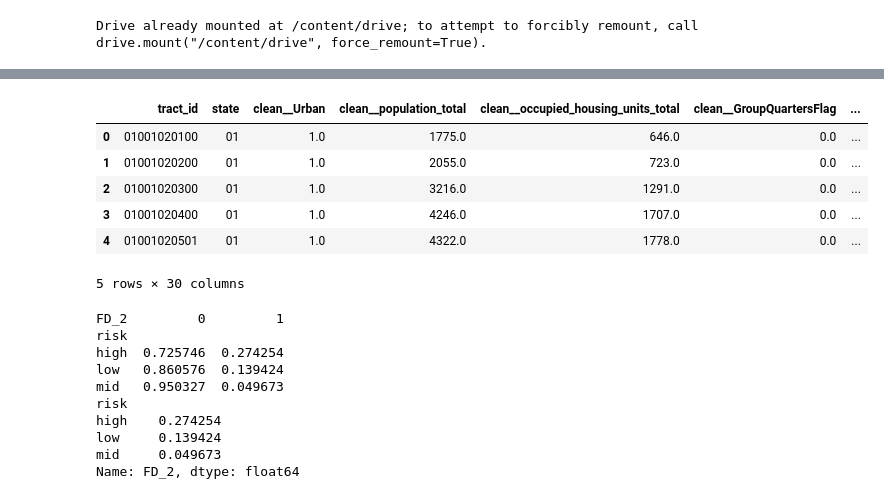
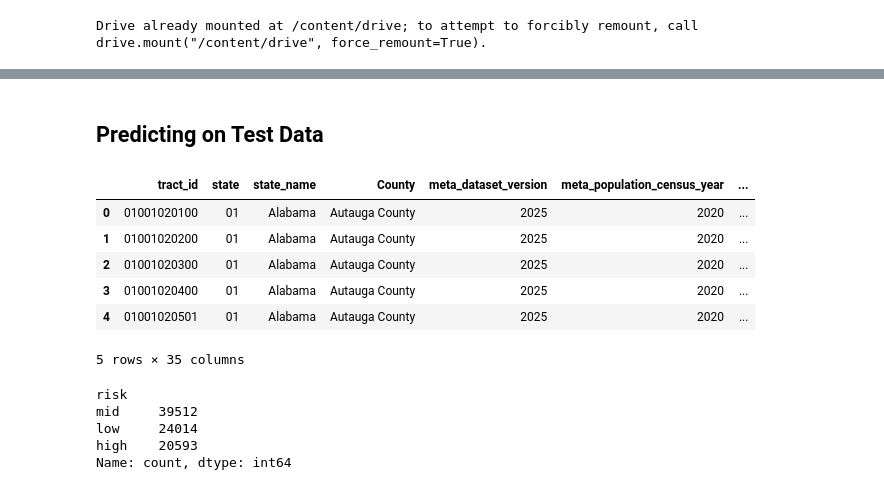
Before and after one commit to mcundins/cse6242-project, a Jupyter notebook: kmeans_modeling/kmeans_food_desert_risk_test.ipynb, the cells around one changed output, grey strips where cells are left out. Cells and saved outputs as stored; diff of their text form; code cells hidden in the pictures.

Commit message:
updated test data

```diff
--- a/kmeans_modeling/kmeans_food_desert_risk_test.ipynb
+++ b/kmeans_modeling/kmeans_food_desert_risk_test.ipynb
@@ -27,7 +27,7 @@ with open("/content/drive/MyDrive/Food_Desert_Data/cluster_model.pkl", "rb") as
     bundle = pickle.load(f)
 pipe, model_cols, id_col = bundle["pipeline"], bundle["model_cols"], bundle["id_col"]
 
-df_2025 = pd.read_csv("/content/drive/MyDrive/Food_Desert_Data/model_input_2025.csv", dtype={id_col: str})
+df_2025 = pd.read_csv("/content/drive/MyDrive/Food_Desert_Data/cleaned_2025.csv", dtype={id_col: str})
 # %%
 df_2025.head()
 # %% [output]
@@ -61,0 +60,17 @@ dtype: int64
+# %%
+df_2025 = df_2025.iloc[:, :-4]
+df_2025 = df_2025[[i for i in df_2025.columns if 'original' not in i]]
+df_2025 = df_2025[[i for i in df_2025.columns if 'qa' not in i]]
+df_2025 = df_2025[[i for i in df_2025.columns if 'income' not in i]]
+df_2025 = df_2025.drop(columns=['fd_label', 'label_status', 'label_reason'])
+
+#leading 0
+df_2025['tract_id'] = df_2025['tract_id'].astype(str).str.zfill(11)
+
+#renaming 'State' as state_name
+df_2025 = df_2025.rename(columns={'State': 'state_name'})
+
+#creating state column with 2 beg digits of tract_id
+df_2025['state'] = df_2025['tract_id'].str[:2]
+
+df_2025.head()
@@ -61,0 +106,16 @@ dtype: int64
+# %%
+df_2025["clean__GroupQuartersFlag"] = df_2025["clean__GroupQuartersFlag"].fillna(df_2025["clean__GroupQuartersFlag"].median())
+df_2025["clean__PCTGQTRS"] = df_2025["clean__PCTGQTRS"].fillna(df_2025["clean__PCTGQTRS"].median())
+
+df_2025["clean__PovertyRate"] = df_2025["clean__PovertyRate"].fillna(df_2025["clean__PovertyRate"].median())
+df_2025["clean__MedianFamilyIncome"] = df_2025["clean__MedianFamilyIncome"].fillna(df_2025["clean__MedianFamilyIncome"].median())
+
+df_2025["clean__TractLOWI"] = df_2025["clean__TractLOWI"].fillna(df_2025["clean__TractLOWI"].median())
+df_2025["clean__TractHUNV"] = df_2025["clean__TractHUNV"].fillna(df_2025["clean__TractHUNV"].median())
+df_2025["clean__TractSNAP"] = df_2025["clean__TractSNAP"].fillna(df_2025["clean__TractSNAP"].median())
+
+df_2025["clean__LATracts_half"] = df_2025["clean__LATracts_half"].fillna(df_2025["clean__LATracts_half"].median())
+df_2025["clean__LATracts1"] = df_2025["clean__LATracts1"].fillna(df_2025["clean__LATracts1"].median())
+df_2025["clean__LATractsVehicle_20"] = df_2025["clean__LATractsVehicle_20"].fillna(df_2025["clean__LATractsVehicle_20"].median())
+
+df_2025["FD_2"] = df_2025["FD_2"].fillna(0)
@@ -62,38 +143,33 @@ dtype: int64
+# %% [markdown]
+## Predicting on Test Data
 # %%
 raw_test = pipe.predict(df_2025[model_cols])
 
 output_test_results_df = df_2025.copy()
 output_test_results_df["cluster"] = pd.Series(raw_test, index=df_2025.index).map(bundle["risk_map"])
 output_test_results_df["risk"] = output_test_results_df["cluster"].map(bundle["risk_names"])
 
-# adding state in second row of output file, first 2 digits of the tract_id
-output_test_results_df["state"] = output_test_results_df["tract_id"].str[:2]
+# adding state in second col of output file, first 2 digits of the tract_id
 col = output_test_results_df.pop("state")
 output_test_results_df.insert(1, col.name, col)
 
 output_test_results_df.head()
 # %% [output]
-|  | tract_id | state | clean__Urban | clean__population_total | clean__occupied_housing_units_total | clean__GroupQuartersFlag | ... |
-| 0 | 01001020100 | 01 | 1.0 | 1775.0 | 646.0 | 0.0 | ... |
-| 1 | 01001020200 | 01 | 1.0 | 2055.0 | 723.0 | 0.0 | ... |
-| 2 | 01001020300 | 01 | 1.0 | 3216.0 | 1291.0 | 0.0 | ... |
-| 3 | 01001020400 | 01 | 1.0 | 4246.0 | 1707.0 | 0.0 | ... |
-| 4 | 01001020501 | 01 | 1.0 | 4322.0 | 1778.0 | 0.0 | ... |
+|  | tract_id | state | state_name | County | meta_dataset_version | meta_population_census_year | ... |
+| 0 | 01001020100 | 01 | Alabama | Autauga County | 2025 | 2020 | ... |
+| 1 | 01001020200 | 01 | Alabama | Autauga County | 2025 | 2020 | ... |
+| 2 | 01001020300 | 01 | Alabama | Autauga County | 2025 | 2020 | ... |
+| 3 | 01001020400 | 01 | Alabama | Autauga County | 2025 | 2020 | ... |
+| 4 | 01001020501 | 01 | Alabama | Autauga County | 2025 | 2020 | ... |
-5 rows × 30 columns
+5 rows × 35 columns
-# %%
-print(pd.crosstab(output_test_results_df["risk"], output_test_results_df["FD_2"], normalize="index"))
-print(output_test_results_df.groupby("risk")["FD_2"].mean())
-# %% [output]
-FD_2         0         1
-risk
-high  0.725746  0.274254
-low   0.860576  0.139424
-mid   0.950327  0.049673
-risk
-high    0.274254
-low     0.139424
-mid     0.049673
-Name: FD_2, dtype: float64
+# %%
+print(output_test_results_df['risk'].value_counts())
+# %% [output]
+risk
+mid     39512
+low     24014
+high    20593
+Name: count, dtype: int64
 # %%
 output_test_results_df.head()
 # %% [output]
```
Also changed, not shown: parts of 7 cells of this notebook.
